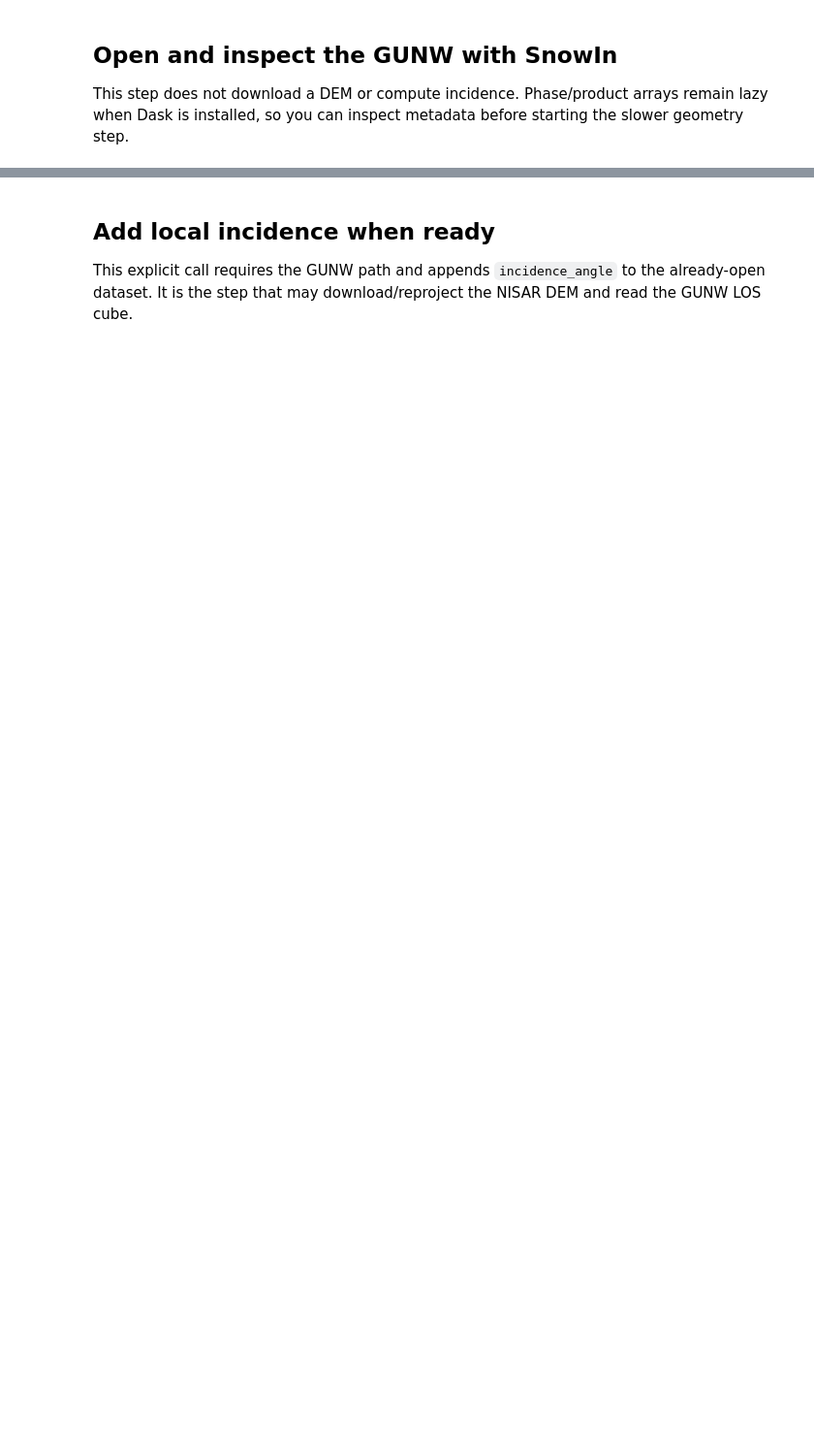
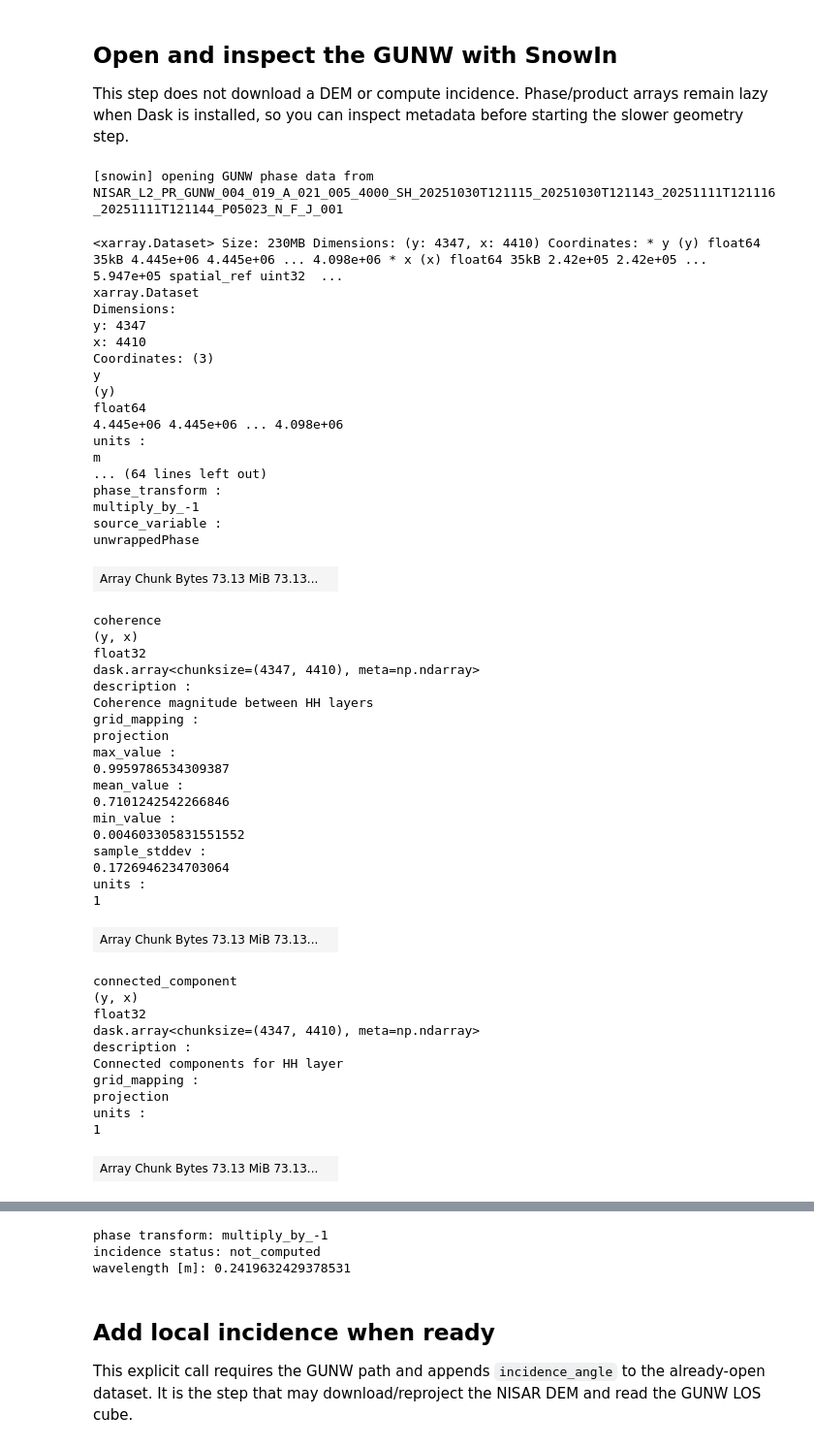
Before and after one commit to snowin-org/snowin, a Jupyter notebook: notebooks/02_real_nisar_gunw_workflow.ipynb, the cells around one changed output, grey strips where cells are left out. Shown at 97% size. Saved outputs shown, nothing was run; the diff lists cells and outputs as text; code cells hidden in the pictures; blank space fills up the shorter version.

```diff
--- a/notebooks/02_real_nisar_gunw_workflow.ipynb
+++ b/notebooks/02_real_nisar_gunw_workflow.ipynb
@@ -41,7 +53,57 @@ print("secondary time:", read_scalar_hdf5(GUNW_PATH, secondary_path))
 This step does not download a DEM or compute incidence. Phase/product arrays remain lazy when Dask is installed, so you can inspect metadata before starting the slower geometry step.
 # %%
 pair = open_gunw(GUNW_PATH, chunks="auto")
-print(pair)
+display(pair)
 print("phase transform:", pair.attrs.get("phase_transform"))
 print("incidence status:", pair.attrs.get("incidence_angle_status"))
 print("wavelength [m]:", pair.attrs.get("wavelength_m"))
+# %% [output]
+[snowin] opening GUNW phase data from NISAR_L2_PR_GUNW_004_019_A_021_005_4000_SH_20251030T121115_20251030T121143_20251111T121116_20251111T121144_P05023_N_F_J_001
+<xarray.Dataset> Size: 230MB Dimensions: (y: 4347, x: 4410) Coordinates: * y (y) float64 35kB 4.445e+06 4.445e+06 ... 4.098e+06 * x (x) float64 35kB 2.42e+05 2.42e+05 ... 5.947e+05 spatial_ref uint32  ...
+xarray.Dataset
+Dimensions:
+y: 4347
+x: 4410
+Coordinates: (3)
+y
+(y)
+float64
+4.445e+06 4.445e+06 ... 4.098e+06
+units :
+m
+... (64 lines left out)
+phase_transform :
+multiply_by_-1
+source_variable :
+unwrappedPhase
+| Array Chunk Bytes 73.13 MiB 73.13... |  |
+coherence
+(y, x)
+float32
+dask.array<chunksize=(4347, 4410), meta=np.ndarray>
+description :
+Coherence magnitude between HH layers
+grid_mapping :
+projection
+max_value :
+0.9959786534309387
+mean_value :
+0.7101242542266846
+min_value :
+0.004603305831551552
+sample_stddev :
+0.1726946234703064
+units :
+1
+| Array Chunk Bytes 73.13 MiB 73.13... |  |
+connected_component
+(y, x)
+float32
+dask.array<chunksize=(4347, 4410), meta=np.ndarray>
+description :
+Connected components for HH layer
+grid_mapping :
+projection
+units :
+1
+| Array Chunk Bytes 73.13 MiB 73.13... |  |
@@ -48,3 +127,6 @@ print("wavelength [m]:", pair.attrs.get("wavelength_m"))
+phase transform: multiply_by_-1
+incidence status: not_computed
+wavelength [m]: 0.2419632429378531
 # %% [markdown]
 ## Add local incidence when ready
 
```
Also changed, not shown: parts of 6 cells of this notebook, 1 other file.
